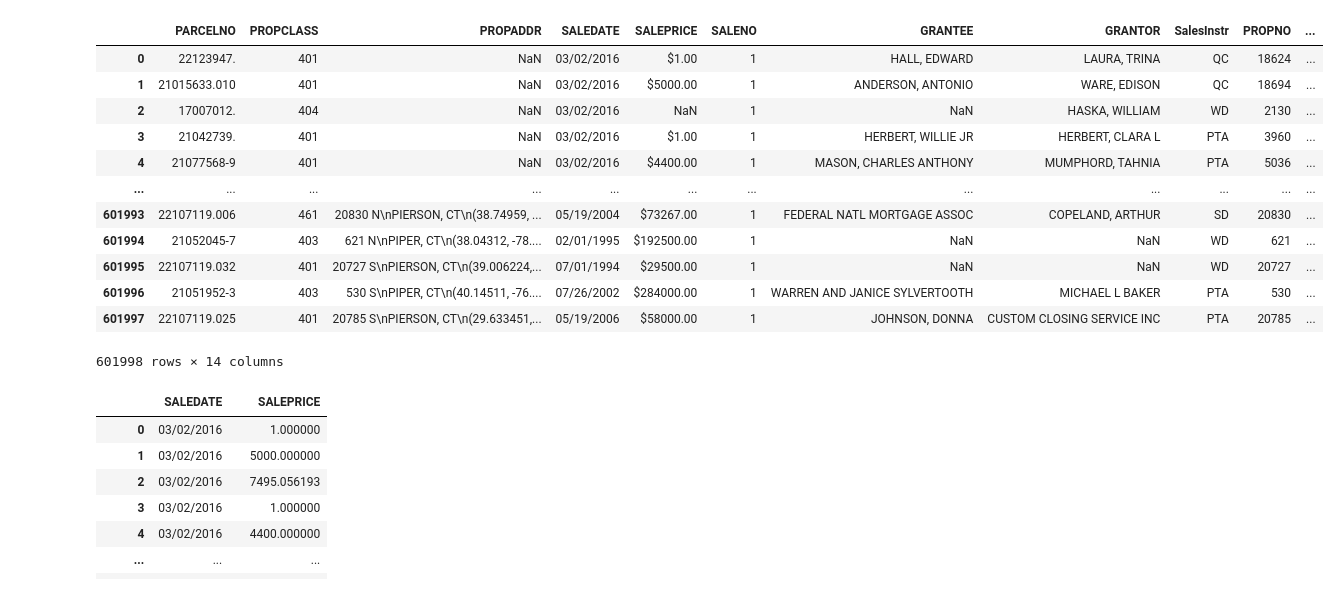
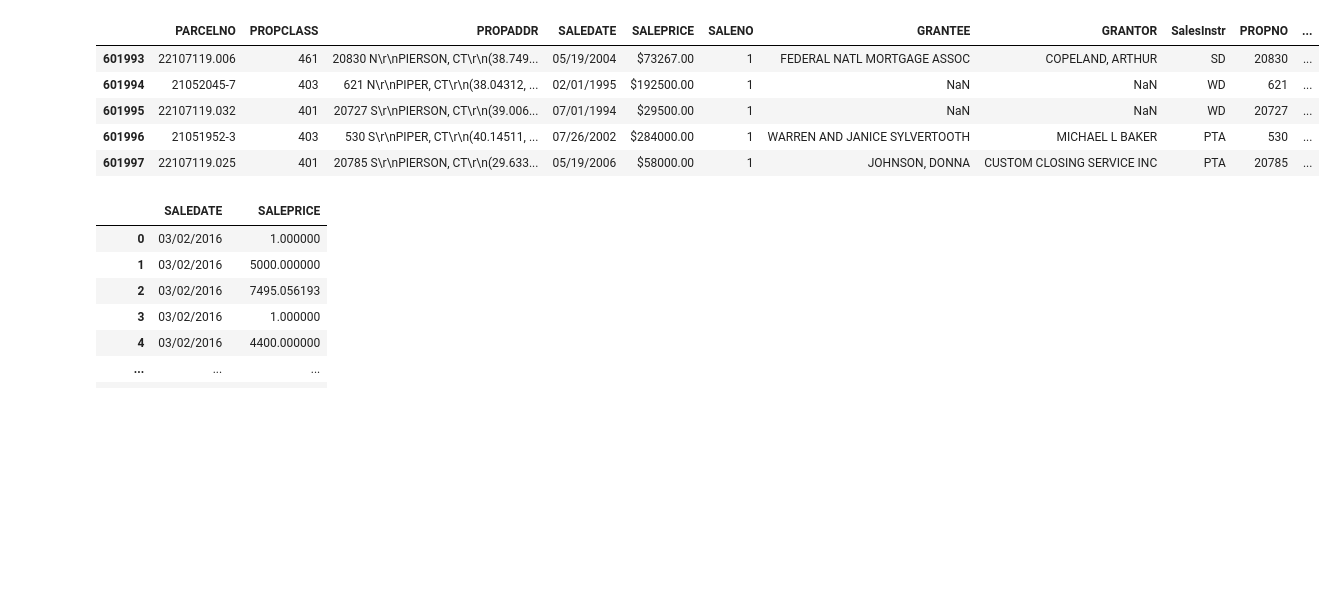
Before and after one commit to sakshi752/sales2, a Jupyter notebook: sales forecast 2.ipynb, the cells around one changed output. Saved outputs shown, nothing was run; the diff lists cells and outputs as text; code cells hidden in the pictures; blank space fills up the shorter version.

```diff
--- a/sales forecast 2.ipynb
+++ b/sales forecast 2.ipynb
@@ -5,21 +5,15 @@ from matplotlib import pyplot as plt
 # %%
 df = pd.read_csv('Property_Sales_History_Property_Sales_History.csv')
 # %%
-df
+df.head()
+df.tail()
 # %% [output]
 |  | PARCELNO | PROPCLASS | PROPADDR | SALEDATE | SALEPRICE | SALENO | GRANTEE | GRANTOR | SalesInstr | PROPNO | ... |
-| 0 | 22123947. | 401 | NaN | 03/02/2016 | $1.00 | 1 | HALL, EDWARD | LAURA, TRINA | QC | 18624 | ... |
-| 1 | 21015633.010 | 401 | NaN | 03/02/2016 | $5000.00 | 1 | ANDERSON, ANTONIO | WARE, EDISON | QC | 18694 | ... |
-| 2 | 17007012. | 404 | NaN | 03/02/2016 | NaN | 1 | NaN | HASKA, WILLIAM | WD | 2130 | ... |
-| 3 | 21042739. | 401 | NaN | 03/02/2016 | $1.00 | 1 | HERBERT, WILLIE JR | HERBERT, CLARA L | PTA | 3960 | ... |
-| 4 | 21077568-9 | 401 | NaN | 03/02/2016 | $4400.00 | 1 | MASON, CHARLES ANTHONY | MUMPHORD, TAHNIA | PTA | 5036 | ... |
-| ... | ... | ... | ... | ... | ... | ... | ... | ... | ... | ... | ... |
-| 601993 | 22107119.006 | 461 | 20830 N\nPIERSON, CT\n(38.74959, ... | 05/19/2004 | $73267.00 | 1 | FEDERAL NATL MORTGAGE ASSOC | COPELAND, ARTHUR | SD | 20830 | ... |
-| 601994 | 21052045-7 | 403 | 621 N\nPIPER, CT\n(38.04312, -78.... | 02/01/1995 | $192500.00 | 1 | NaN | NaN | WD | 621 | ... |
-| 601995 | 22107119.032 | 401 | 20727 S\nPIERSON, CT\n(39.006224,... | 07/01/1994 | $29500.00 | 1 | NaN | NaN | WD | 20727 | ... |
-| 601996 | 21051952-3 | 403 | 530 S\nPIPER, CT\n(40.14511, -76.... | 07/26/2002 | $284000.00 | 1 | WARREN AND JANICE SYLVERTOOTH | MICHAEL L BAKER | PTA | 530 | ... |
-| 601997 | 22107119.025 | 401 | 20785 S\nPIERSON, CT\n(29.633451,... | 05/19/2006 | $58000.00 | 1 | JOHNSON, DONNA | CUSTOM CLOSING SERVICE INC | PTA | 20785 | ... |
+| 601993 | 22107119.006 | 461 | 20830 N\r\nPIERSON, CT\r\n(38.749... | 05/19/2004 | $73267.00 | 1 | FEDERAL NATL MORTGAGE ASSOC | COPELAND, ARTHUR | SD | 20830 | ... |
+| 601994 | 21052045-7 | 403 | 621 N\r\nPIPER, CT\r\n(38.04312, ... | 02/01/1995 | $192500.00 | 1 | NaN | NaN | WD | 621 | ... |
+| 601995 | 22107119.032 | 401 | 20727 S\r\nPIERSON, CT\r\n(39.006... | 07/01/1994 | $29500.00 | 1 | NaN | NaN | WD | 20727 | ... |
+| 601996 | 21051952-3 | 403 | 530 S\r\nPIPER, CT\r\n(40.14511, ... | 07/26/2002 | $284000.00 | 1 | WARREN AND JANICE SYLVERTOOTH | MICHAEL L BAKER | PTA | 530 | ... |
+| 601997 | 22107119.025 | 401 | 20785 S\r\nPIERSON, CT\r\n(29.633... | 05/19/2006 | $58000.00 | 1 | JOHNSON, DONNA | CUSTOM CLOSING SERVICE INC | PTA | 20785 | ... |
-601998 rows × 14 columns
 # %%
 #the SALEPRICE here is in string and has "$" prefix. so first replacing "$" with empty space
 df['SALEPRICE'] = df['SALEPRICE'].str.replace('$', '')
```
Also changed, not shown: parts of 6 cells of this notebook.
